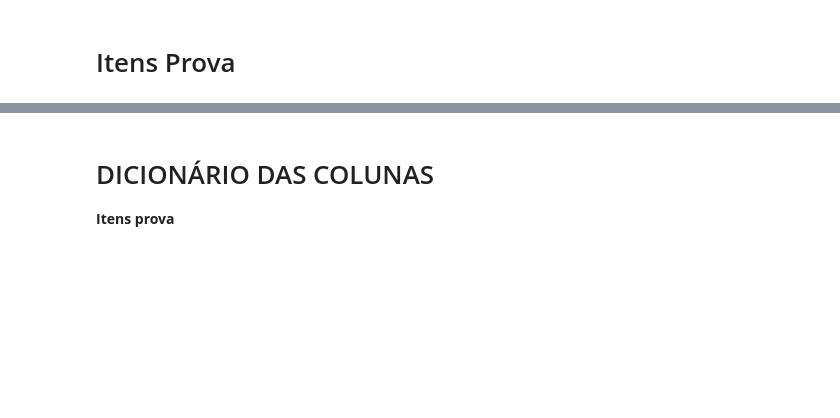
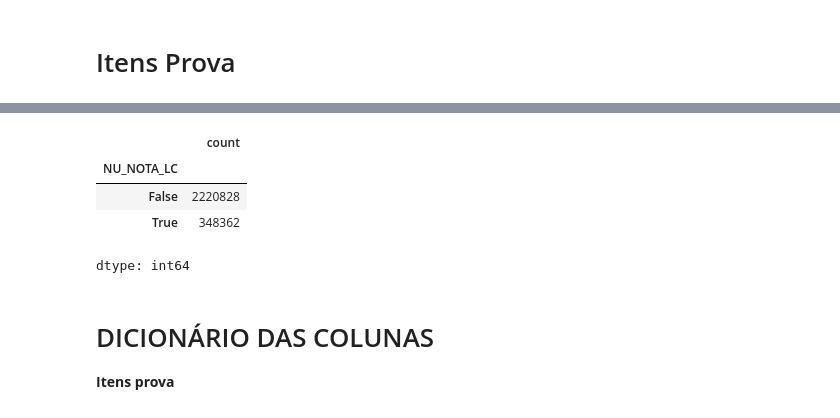
Before and after one commit to MiguelMussalam/predicao_ia_notas_enem, a Jupyter notebook: Tratamento_dos_dados_brutos_do_ENEM_2023.ipynb, the cells around one changed output, grey strips where cells are left out. Saved outputs shown, nothing was run; the diff lists cells and outputs as text; code cells hidden in the pictures; blank space fills up the shorter version.

```diff
--- a/Tratamento_dos_dados_brutos_do_ENEM_2023.ipynb
+++ b/Tratamento_dos_dados_brutos_do_ENEM_2023.ipynb
@@ -144,3 +285,13 @@ files.download('microdados_tratados_enem_2023_500_linhas.xlsx')
+# %%
+# - Classe 3
+cont_valor_3 = (microdados.NU_NOTA_LC >= 601) & (microdados.NU_NOTA_LC < 1001)
+cont_valor_3.value_counts()
+# %% [output]
+|  | count |
+| NU_NOTA_LC |  |
+| False | 2220828 |
+| True | 348362 |
+dtype: int64
 # %% [markdown]
 # DICIONÁRIO DAS COLUNAS
 **Itens prova**
```
Also changed, not shown: parts of 4 cells of this notebook.
